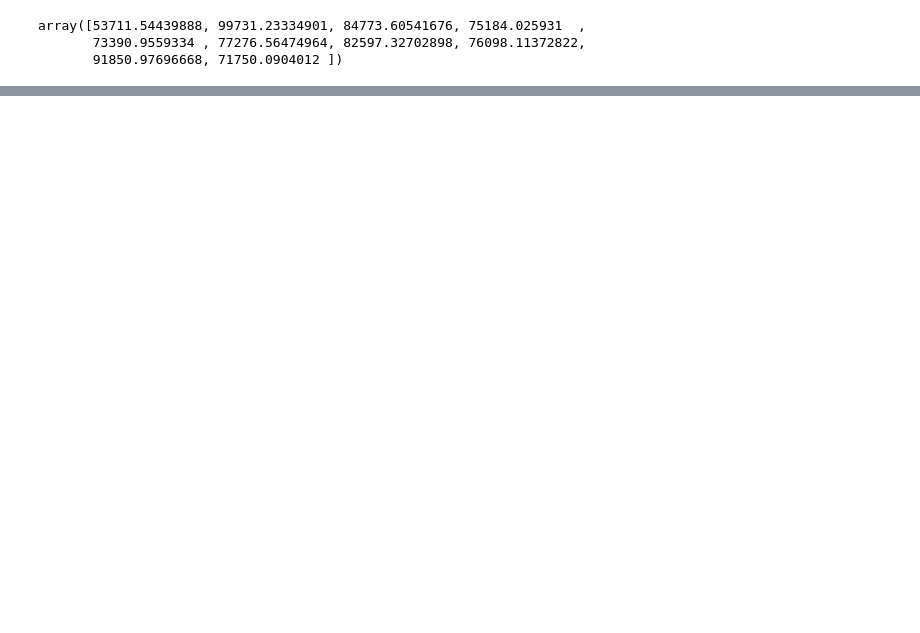
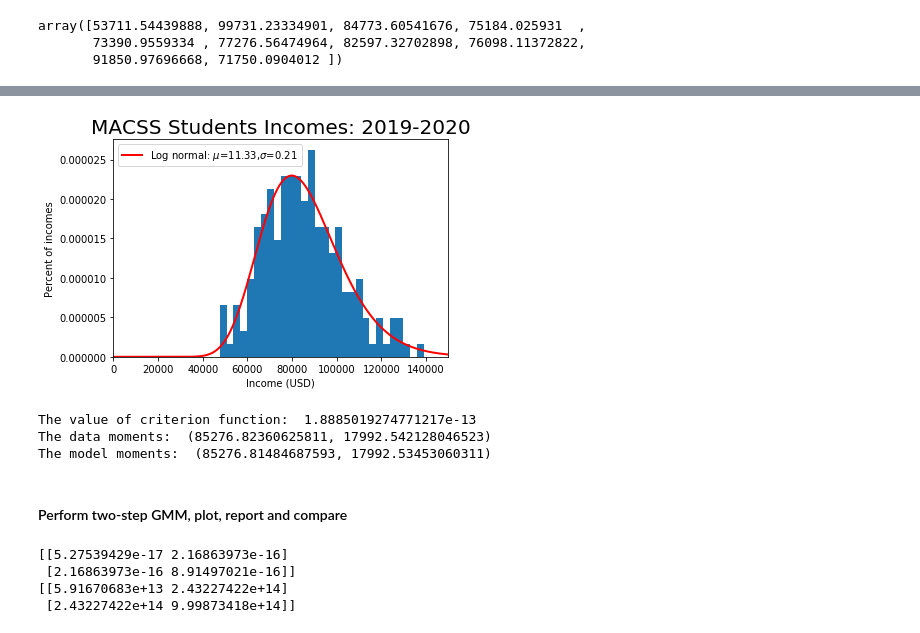
Before and after one commit to UC-MACSS/persp-model_W18, a Jupyter notebook: Students/LiR/PS3/PS3 Li Ruixue.ipynb, the cells around one changed output, grey strips where cells are left out. Cells and saved outputs as stored; diff of their text form; code cells hidden in the pictures; blank space fills up the shorter version.

```diff
--- a/Students/LiR/PS3/PS3 Li Ruixue.ipynb
+++ b/Students/LiR/PS3/PS3 Li Ruixue.ipynb
@@ -14,6 +15,8 @@ import matplotlib.pyplot as plt
 from mpl_toolkits.mplot3d import Axes3D
 from matplotlib import cm
 
+integration_limit = 1000
+
 %matplotlib inline
 pts = np.loadtxt('incomes.txt')
 pts[:10]
@@ -32,0 +98,12 @@ plt.xlim([0, 150000])  # This gives the xmin and xmax to be plotted"
+# %%
+mu_init = 11
+sig_init = 0.2
+cutoff = 150000
+params_init = np.array([mu_init, sig_init])
+W_hat = np.eye(2)
+gmm_args = (pts, cutoff, W_hat)
+results1 = opt.minimize(criterion, params_init, args=(gmm_args),
+                       method='L-BFGS-B', bounds=((None, None), (1e-10, None)))
+mu_GMM1, sig_GMM1 = results1.x
+print('mu_GMM1=', mu_GMM1, ' sig_GMM1=', sig_GMM1)
+print(results1)
@@ -32,0 +121,33 @@ plt.xlim([0, 150000])  # This gives the xmin and xmax to be plotted"
+# %%
+plt.hist(pts, 30, normed=True)
+dist_pts = np.linspace(1, 150000, 500)
+plt.plot(dist_pts, lognorm_pdf(dist_pts, mu_GMM1, sig_GMM1, cutoff),
+         linewidth=2, color='r', label='Log normal: $\mu$={:.2f},$\sigma$={:.2f}'.format(mu_GMM1, sig_GMM1))
+plt.legend(loc='upper left')
+
+plt.title('MACSS Students Incomes: 2019-2020', fontsize=20)
+plt.xlabel('Income (USD)')
+plt.ylabel('Percent of incomes')
+plt.xlim([0, 150000])
+plt.show()
+print("The value of criterion function: ", float(results1.fun))
+print('The data moments: ', data_moments(pts))
+print('The model moments: ', model_moments(mu_GMM1, sig_GMM1, cutoff))
+# %% [output]
+[figure, added]
+The value of criterion function:  1.8885019274771217e-13
+The data moments:  (85276.82360625811, 17992.542128046523)
+The model moments:  (85276.81484687593, 17992.53453060311)
+# %% [markdown]
+#### Perform two-step GMM, plot, report and compare
+# %%
+err1 = err_vec(pts, mu_GMM1, sig_GMM1, cutoff, False)
+VCV2 = np.dot(err1, err1.T) / pts.shape[0]
+print(VCV2)
+W_hat2 = lin.pinv(VCV2)
+print(W_hat2)
+# %% [output]
+[[5.27539429e-17 2.16863973e-16]
+ [2.16863973e-16 8.91497021e-16]]
+[[5.91670683e+13 2.43227422e+14]
+ [2.43227422e+14 9.99873418e+14]]
```
Also changed, not shown: parts of 13 cells of this notebook.
